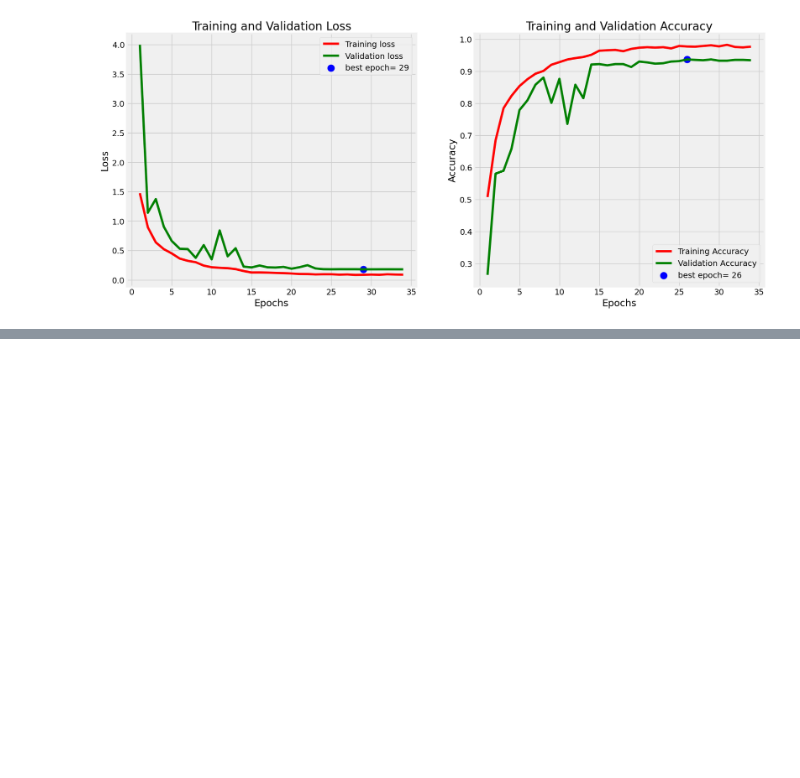
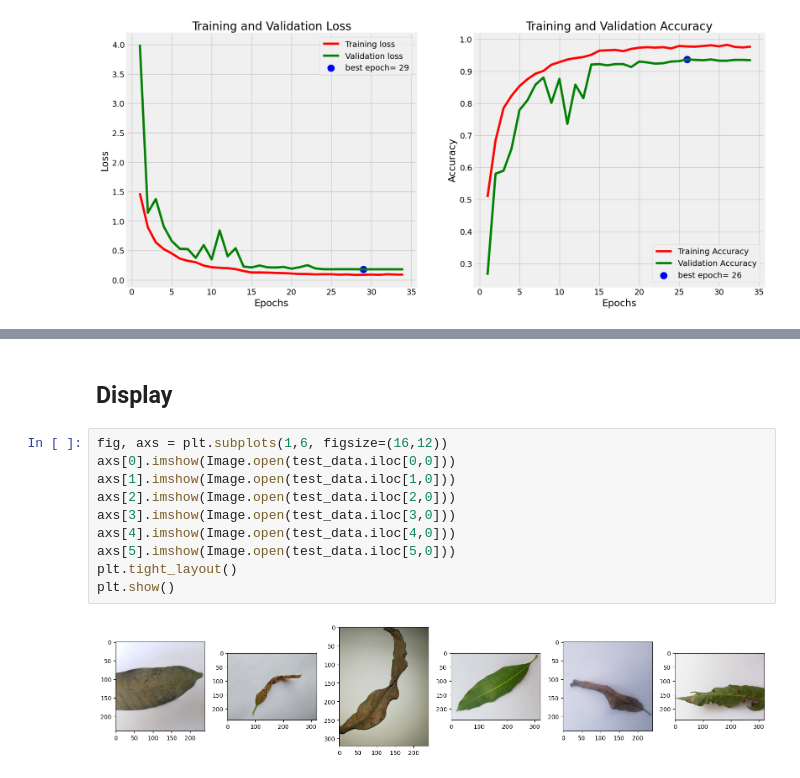
Before and after one commit to NANDINISHARMA30/Mango-Leaf-AI-Diagnosis-, a Jupyter notebook: Diagnosis.ipynb, the cells around one changed output, grey strips where cells are left out. Drawn from its saved outputs; the diff is of its cells as text; blank space fills up the shorter version.

```diff
--- a/Diagnosis.ipynb
+++ b/Diagnosis.ipynb
@@ -296,0 +427,14 @@ plt.show()
+# %% [markdown]
+## Display
+# %%
+fig, axs = plt.subplots(1,6, figsize=(16,12))
+axs[0].imshow(Image.open(test_data.iloc[0,0]))
+axs[1].imshow(Image.open(test_data.iloc[1,0]))
+axs[2].imshow(Image.open(test_data.iloc[2,0]))
+axs[3].imshow(Image.open(test_data.iloc[3,0]))
+axs[4].imshow(Image.open(test_data.iloc[4,0]))
+axs[5].imshow(Image.open(test_data.iloc[5,0]))
+plt.tight_layout()
+plt.show()
+# %% [output]
+[figure, added]
```
Also changed, not shown: parts of 5 cells of this notebook.
